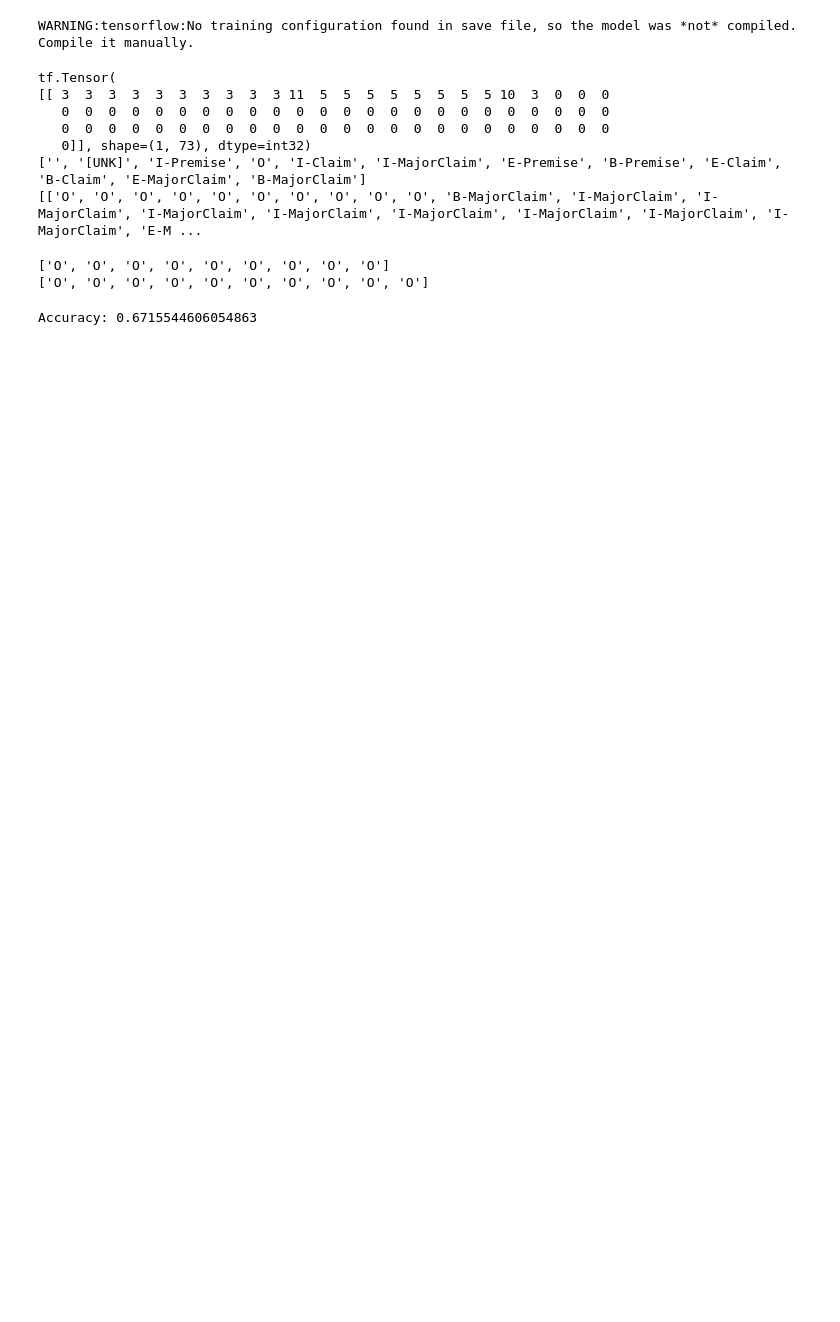
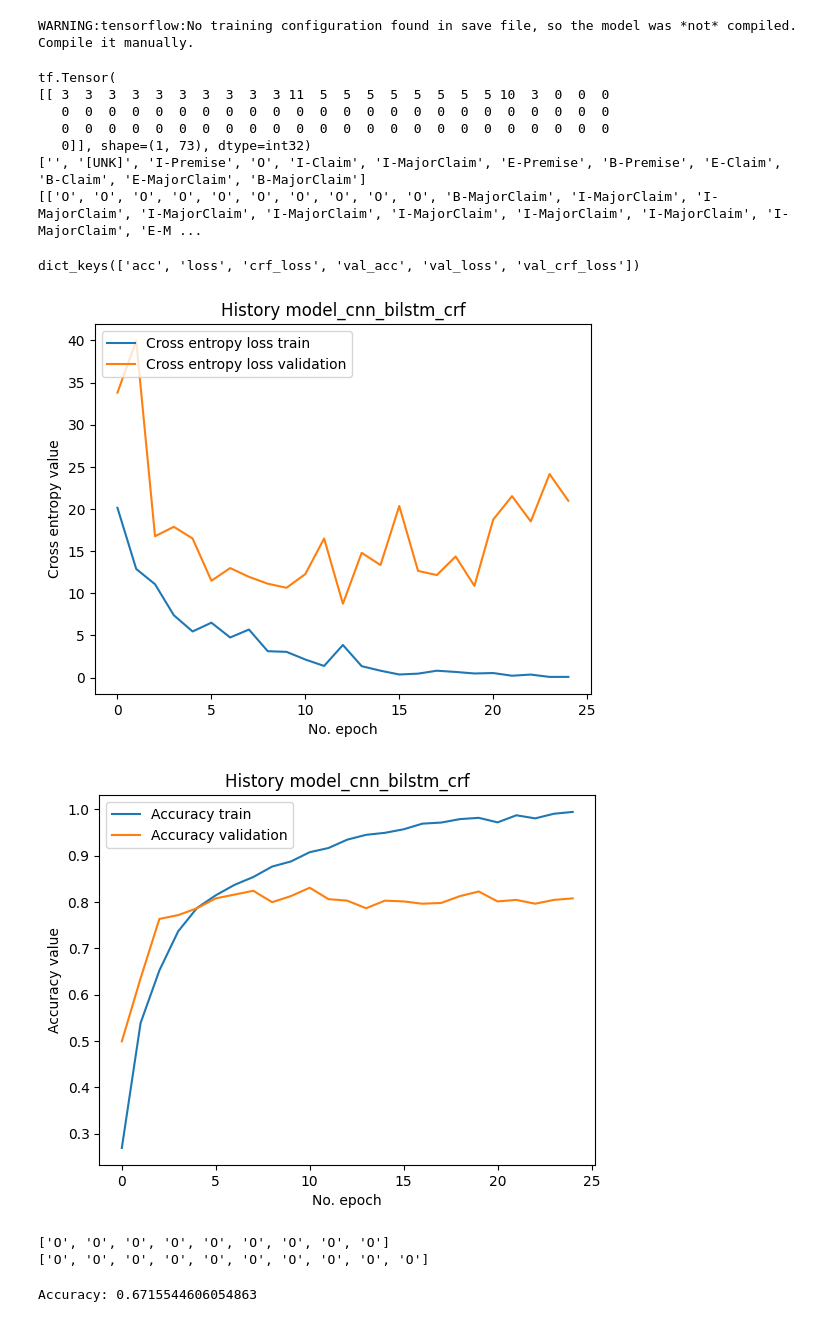
Before and after one commit to luisoibarra/ai-project, a Jupyter notebook: notebook/argument_segmentation_metrics.ipynb, the cells around one changed output. Saved outputs shown, nothing was run; the diff lists cells and outputs as text; code cells hidden in the pictures; blank space fills up the shorter version.

```diff
--- a/notebook/argument_segmentation_metrics.ipynb
+++ b/notebook/argument_segmentation_metrics.ipynb
@@ -81,6 +105,70 @@ tf.Tensor(
    0]], shape=(1, 73), dtype=int32)
 ['', '[UNK]', 'I-Premise', 'O', 'I-Claim', 'I-MajorClaim', 'E-Premise', 'B-Premise', 'E-Claim', 'B-Claim', 'E-MajorClaim', 'B-MajorClaim']
 [['O', 'O', 'O', 'O', 'O', 'O', 'O', 'O', 'O', 'O', 'B-MajorClaim', 'I-MajorClaim', 'I-MajorClaim', 'I-MajorClaim', 'I-MajorClaim', 'I-MajorClaim', 'I-MajorClaim', 'I-MajorClaim', 'I-MajorClaim', 'E-M ...
+# %%
+def plot_history(params: dict):
+
+    model_name = params['model_name']
+    title = f"History {model_name}"
+    path = Path(params["model_histories_path"], f"{model_name}_history.json")
+
+    history = json.load(path.open())
+    print(history.keys())
+
+    plt.plot(history['loss'], label='Cross entropy loss train')
+    plt.plot(history['val_loss'], label='Cross entropy loss validation')
+    plt.title(title)
+    plt.ylabel('Cross entropy value')
+    plt.xlabel('No. epoch')
+    plt.legend(loc="upper left")
+    plt.savefig(Path(params["images_path"], f"{model_name}_loss.png"))
+    plt.show()
+
+    plt.plot(history['acc'], label='Accuracy train')
+    plt.plot(history['val_acc'], label='Accuracy validation')
+    plt.title(title)
+    plt.ylabel('Accuracy value')
+    plt.xlabel('No. epoch')
+    plt.legend(loc="upper left")
+    plt.savefig(Path(params["images_path"], f"{model_name}_acc.png"))
+    plt.show()
+
+def plot_history_join(params: dict):
+
+    model_name = params['model_name']
+    title = f"History {model_name}"
+    path = Path(params["model_histories_path"], f"{model_name}_history.json")
+    path2 = Path(params["model_histories_path"], f"{model_name}_history2.json")
+
+    history = json.load(path.open())
+    history2 = json.load(path2.open())
+    print(history.keys())
+
+    plt.plot(history['loss']+history2['loss'], label='Cross entropy loss train')
+    plt.plot(history['val_loss']+history2['val_loss'], label='Cross entropy loss validation')
+    plt.title(title)
+    plt.ylabel('Cross entropy value')
+    plt.xlabel('No. epoch')
+    plt.legend(loc="upper left")
+    plt.savefig(Path(params["images_path"], f"{model_name}_loss.png"))
+    plt.show()
+
+    plt.plot(history['acc']+history2['acc'], label='Accuracy train')
+    plt.plot(history['val_acc']+history2['val_acc'], label='Accuracy validation')
+    plt.title(title)
+    plt.ylabel('Accuracy value')
+    plt.xlabel('No. epoch')
+    plt.legend(loc="upper left")
+    plt.savefig(Path(params["images_path"], f"{model_name}_acc.png"))
+    plt.show()
+
+
+plot_history(params)
+# plot_history_join(params)
+# %% [output]
+dict_keys(['acc', 'loss', 'crf_loss', 'val_acc', 'val_loss', 'val_crf_loss'])
+[figure, added]
+[figure, added]
 # %%
 def missmatch(params, model):
     testa_sentences = params['testa_sentences']
```
Also changed, not shown: parts of 10 cells of this notebook, 24 other files.
